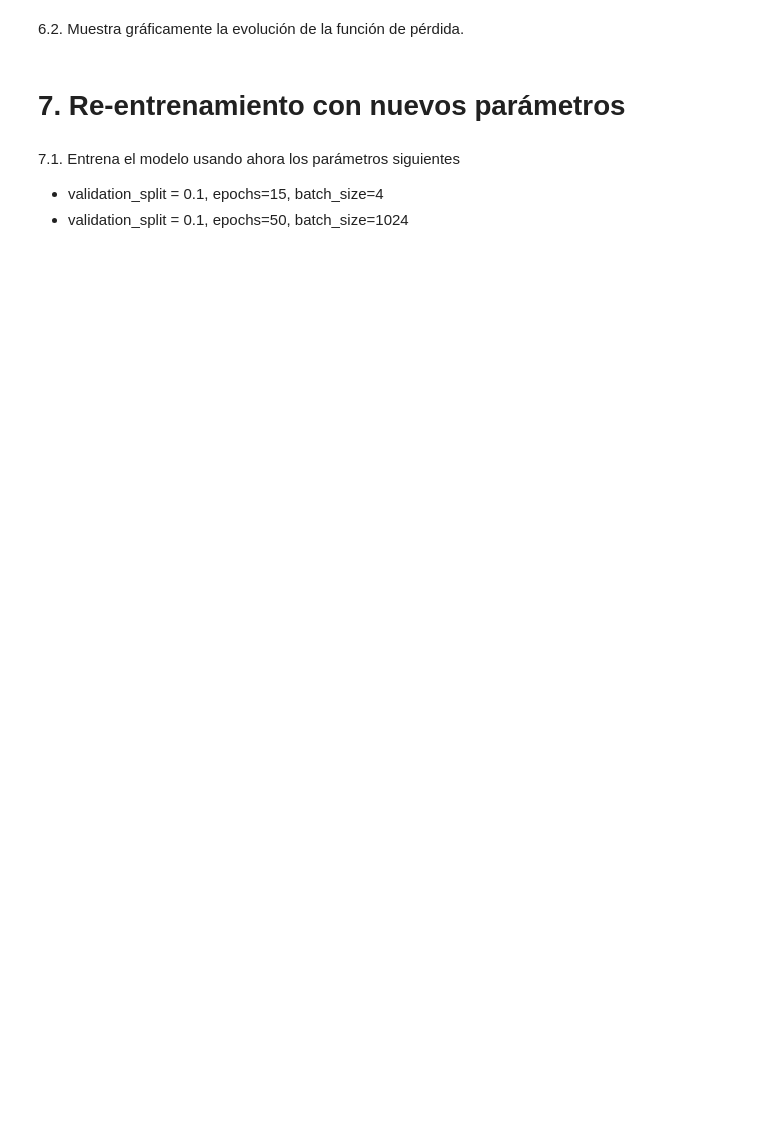
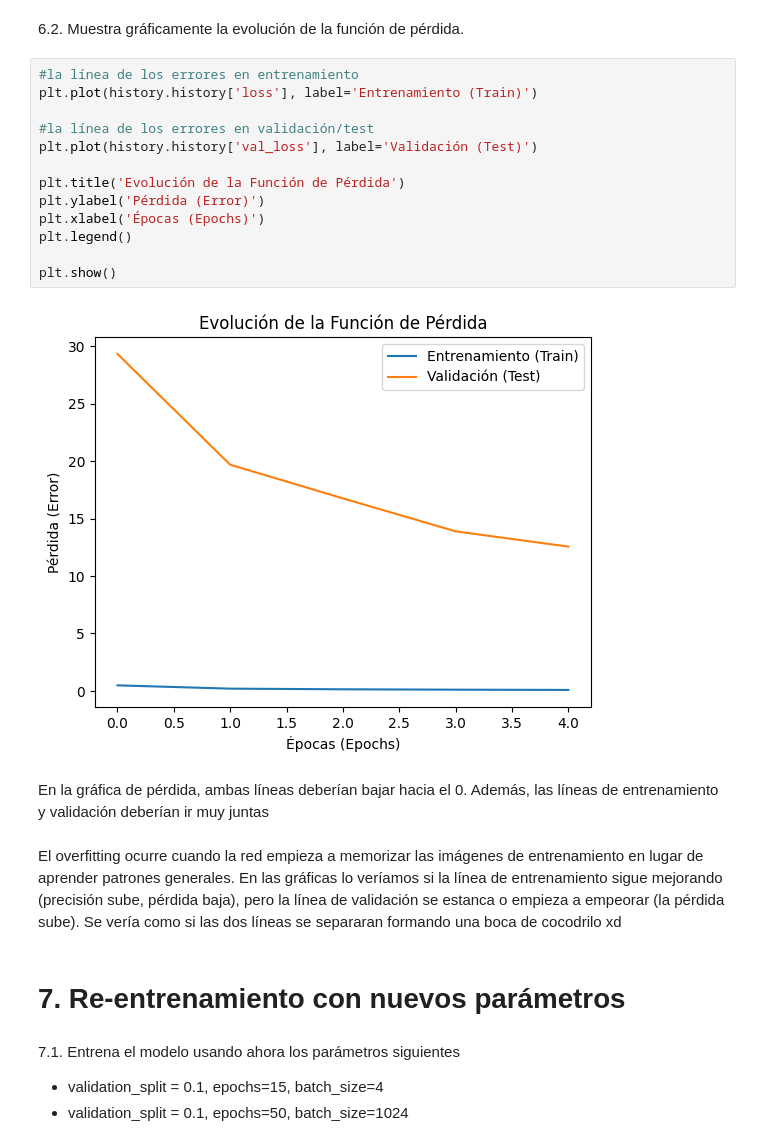
Before and after one commit to nickiiinicole/MACHINE_LEARNING_1UD, a Jupyter notebook: neuronal-network/ML.4.1.IntroRRNN-MNIST.ipynb, the cells around one changed output. Saved outputs shown, nothing was run; the diff lists cells and outputs as text; blank space fills up the shorter version.

```diff
--- a/neuronal-network/ML.4.1.IntroRRNN-MNIST.ipynb
+++ b/neuronal-network/ML.4.1.IntroRRNN-MNIST.ipynb
@@ -104,5 +234,24 @@ print(final_y_test.shape)
 # %% [markdown]
 6.2. Muestra gráficamente la evolución de la función de pérdida.
+# %%
+#la línea de los errores en entrenamiento
+plt.plot(history.history['loss'], label='Entrenamiento (Train)')
+
+#la línea de los errores en validación/test
+plt.plot(history.history['val_loss'], label='Validación (Test)')
+
+plt.title('Evolución de la Función de Pérdida')
+plt.ylabel('Pérdida (Error)')
+plt.xlabel('Épocas (Epochs)')
+plt.legend()
+
+plt.show()
+# %% [output]
+[figure, added]
+# %% [markdown]
+En la gráfica de pérdida, ambas líneas deberían bajar hacia el 0. Además, las líneas de entrenamiento y validación deberían ir muy juntas
+# %% [markdown]
+El overfitting ocurre cuando la red empieza a memorizar las imágenes de entrenamiento en lugar de aprender patrones generales. En las gráficas lo veríamos si la línea de entrenamiento sigue mejorando (precisión sube, pérdida baja), pero la línea de validación se estanca o empieza a empeorar (la pérdida sube). Se vería como si las dos líneas se separaran formando una boca de cocodrilo xd
 # %% [markdown]
 # 7. Re-entrenamiento con nuevos parámetros
 # %% [markdown]
```
Also changed, not shown: parts of 27 cells of this notebook.
